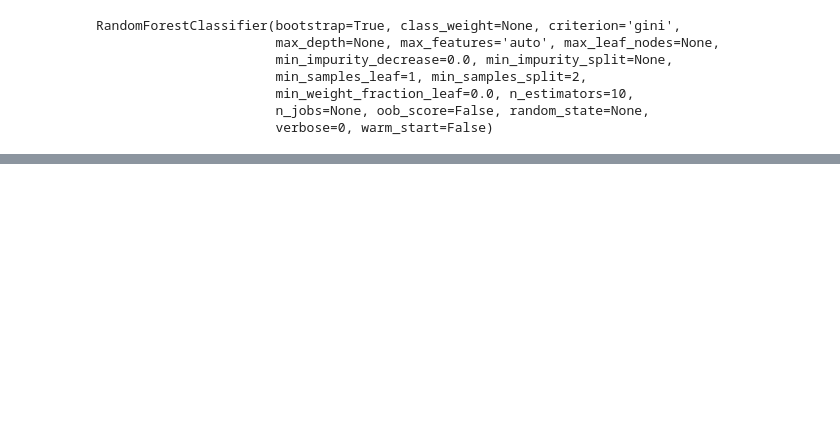
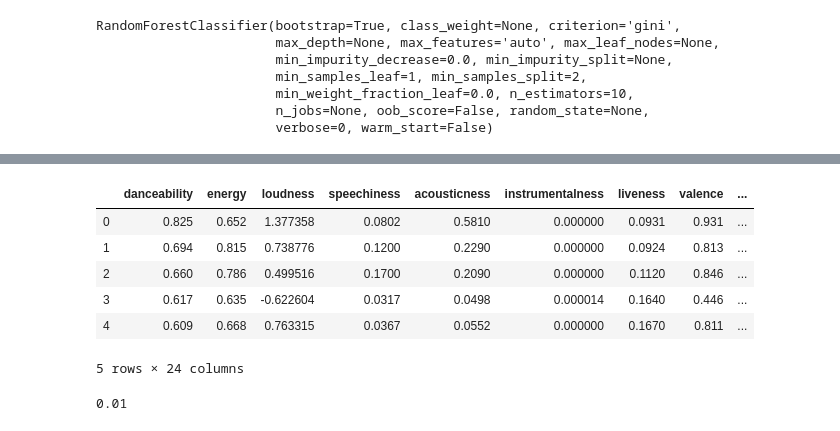
Before and after one commit to birgitsormus/spotify-predictions, a Jupyter notebook: predictions.ipynb, the cells around one changed output, grey strips where cells are left out. Drawn from its saved outputs; the diff is of its cells as text; code cells hidden in the pictures; blank space fills up the shorter version.

Commit message:
changes to the predictions file

```diff
--- a/predictions.ipynb
+++ b/predictions.ipynb
@@ -83,0 +134,21 @@ accuracy_score(y_test, y_pred)
+# %%
+X_top2017.columns = ['danceability', 'energy', 'loudness', 'speechiness', 'acousticness',
+       'instrumentalness', 'liveness', 'valence', 'tempo', 'duration_ms',
+       'key_A', 'key_A#', 'key_B', 'key_C', 'key_C#', 'key_D',
+       'key_D#', 'key_E', 'key_F', 'key_F#', 'key_G', 'key_G#', 'mode_Major',
+       'mode_Minor']
+# %%
+X_top2017.head()
+# %% [output]
+|  | danceability | energy | loudness | speechiness | acousticness | instrumentalness | liveness | valence | ... |
+| 0 | 0.825 | 0.652 | 1.377358 | 0.0802 | 0.5810 | 0.000000 | 0.0931 | 0.931 | ... |
+| 1 | 0.694 | 0.815 | 0.738776 | 0.1200 | 0.2290 | 0.000000 | 0.0924 | 0.813 | ... |
+| 2 | 0.660 | 0.786 | 0.499516 | 0.1700 | 0.2090 | 0.000000 | 0.1120 | 0.846 | ... |
+| 3 | 0.617 | 0.635 | -0.622604 | 0.0317 | 0.0498 | 0.000014 | 0.1640 | 0.446 | ... |
+| 4 | 0.609 | 0.668 | 0.763315 | 0.0367 | 0.0552 | 0.000000 | 0.1670 | 0.811 | ... |
+5 rows × 24 columns
+# %%
+X_top2017 = top2017.drop(['id', 'name', 'artists', 'time_signature', 'popularity_class'], axis=1)
+accuracy_score(top2017['popularity_class'], rf.predict(X_top2017))
+# %% [output]
+0.01
```
Also changed, not shown: parts of 8 cells of this notebook.
